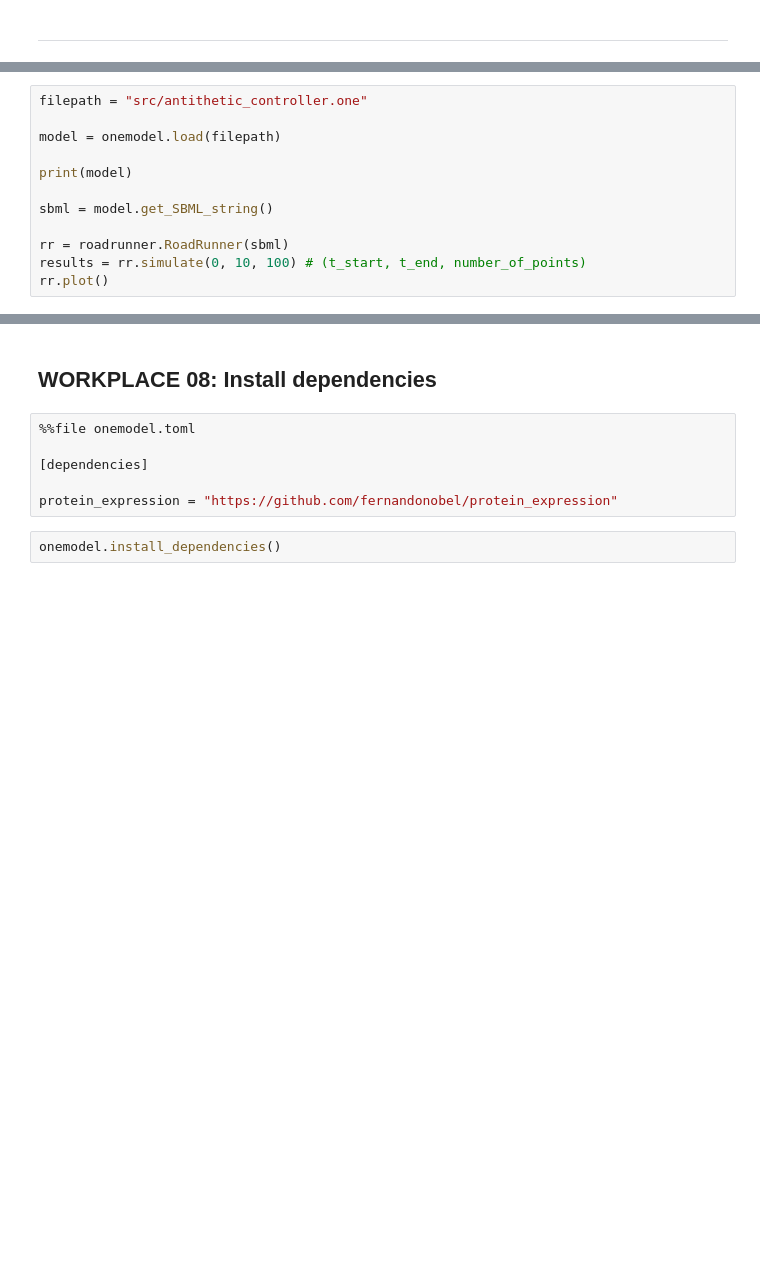
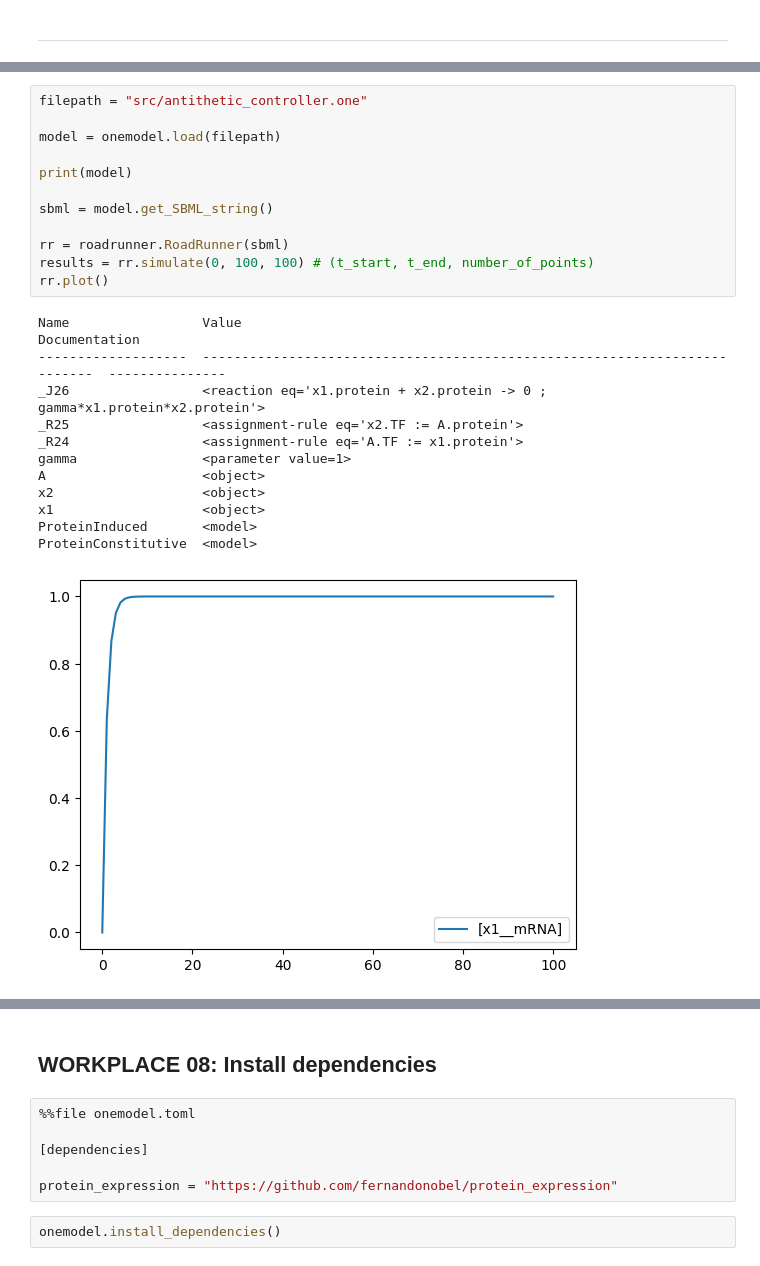
Before and after one commit to sb2cl/onemodel, a Jupyter notebook: examples/iwbda-22/Introduction_to_OneModel.ipynb, the cells around one changed output, grey strips where cells are left out. Cells and saved outputs as stored; diff of their text form; blank space fills up the shorter version.

```diff
--- a/examples/iwbda-22/Introduction_to_OneModel.ipynb
+++ b/examples/iwbda-22/Introduction_to_OneModel.ipynb
@@ -310,12 +425,25 @@ rr.plot()
 # %%
 filepath = "src/antithetic_controller.one"
 
 model = onemodel.load(filepath)
 
 print(model)
 
 sbml = model.get_SBML_string()
 
 rr = roadrunner.RoadRunner(sbml)
-results = rr.simulate(0, 10, 100) # (t_start, t_end, number_of_points)
+results = rr.simulate(0, 100, 100) # (t_start, t_end, number_of_points)
 rr.plot()
+# %% [output]
+Name                 Value                                                                       Documentation
+-------------------  --------------------------------------------------------------------------  ---------------
+_J26                 <reaction eq='x1.protein + x2.protein -> 0 ; gamma*x1.protein*x2.protein'>
+_R25                 <assignment-rule eq='x2.TF := A.protein'>
+_R24                 <assignment-rule eq='A.TF := x1.protein'>
+gamma                <parameter value=1>
+A                    <object>
+x2                   <object>
+x1                   <object>
+ProteinInduced       <model>
+ProteinConstitutive  <model>
+[figure, added]
```
Also changed, not shown: parts of 36 cells of this notebook, 7 other files.
